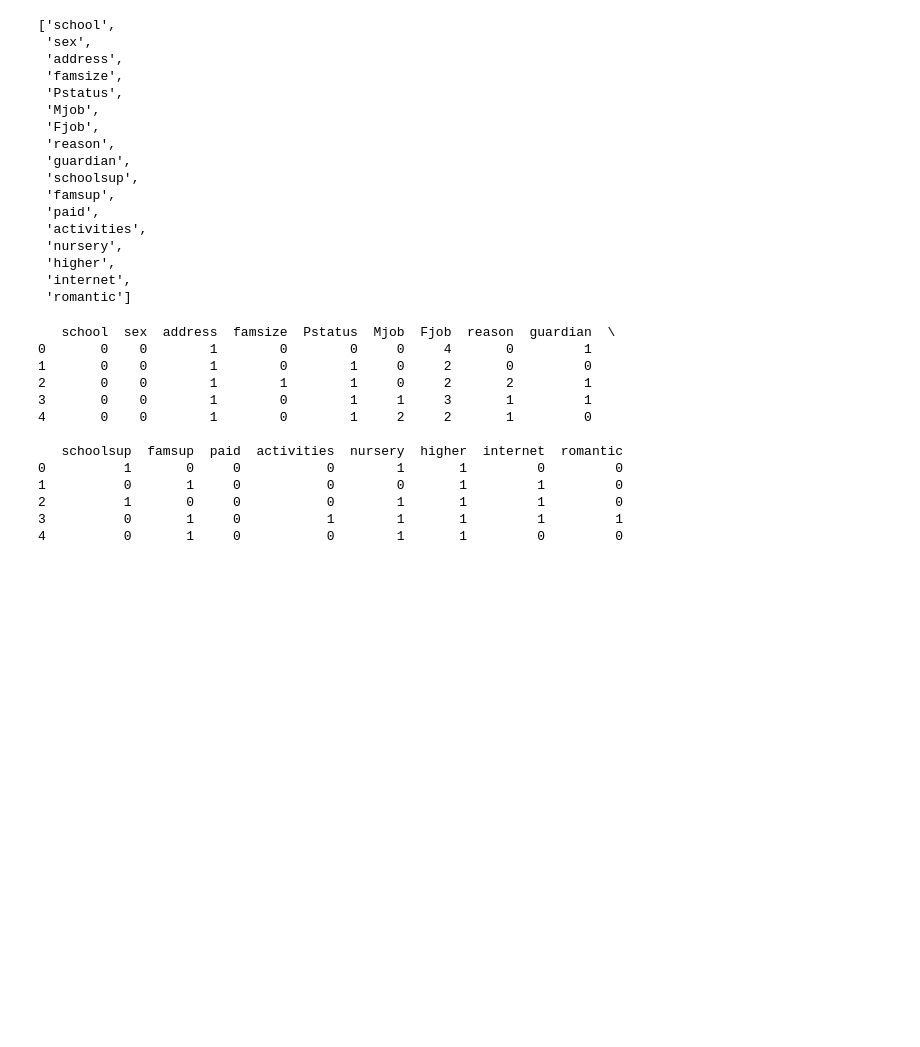
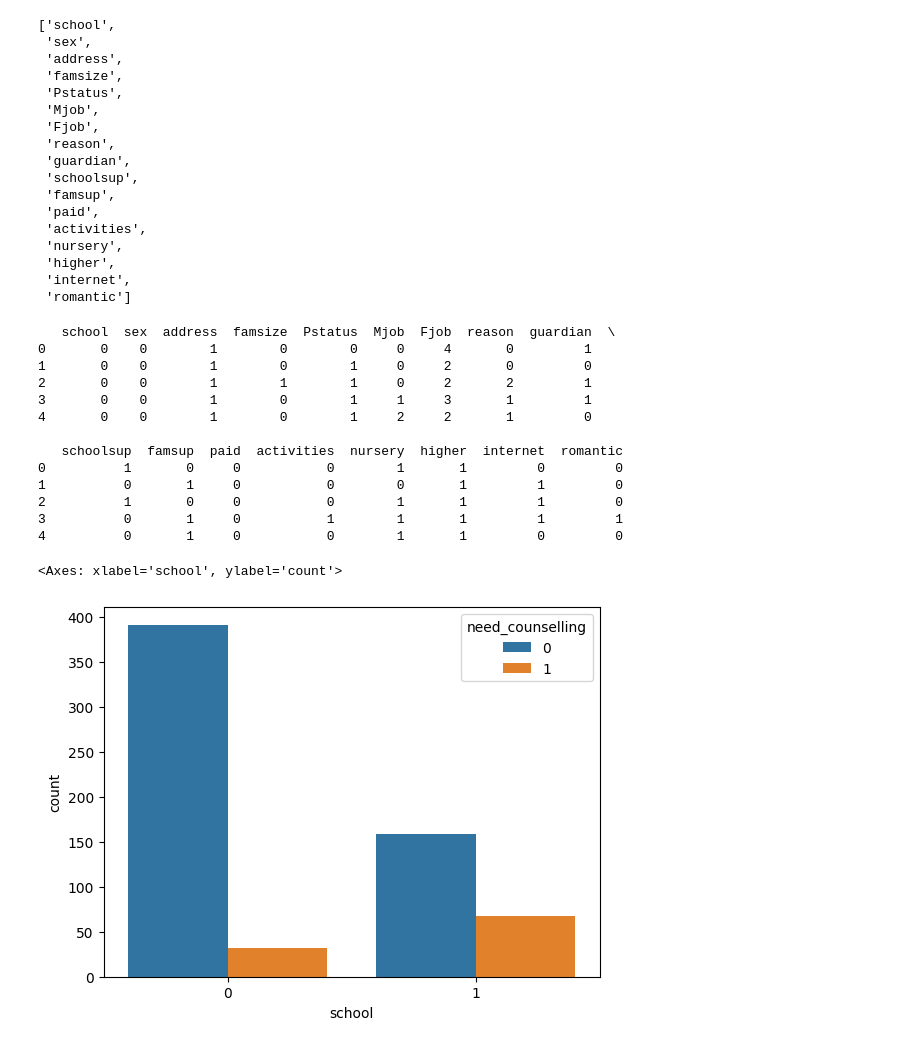
Before and after one commit to yashdive/predictive-counselling-system-for-students, a Jupyter notebook: notebooks/eda.ipynb, the cells around one changed output. Cells and saved outputs as stored; diff of their text form; code cells hidden in the pictures; blank space fills up the shorter version.

```diff
--- a/notebooks/eda.ipynb
+++ b/notebooks/eda.ipynb
@@ -261,0 +267,5 @@ df.to_csv('../data/cleaned_student_data.csv', index=False)
+# %%
+sns.countplot(x='school', hue='need_counselling', data=df)
+# %% [output]
+<Axes: xlabel='school', ylabel='count'>
+[figure, added]
```
Also changed, not shown: parts of 3 cells of this notebook, 5 other files.
